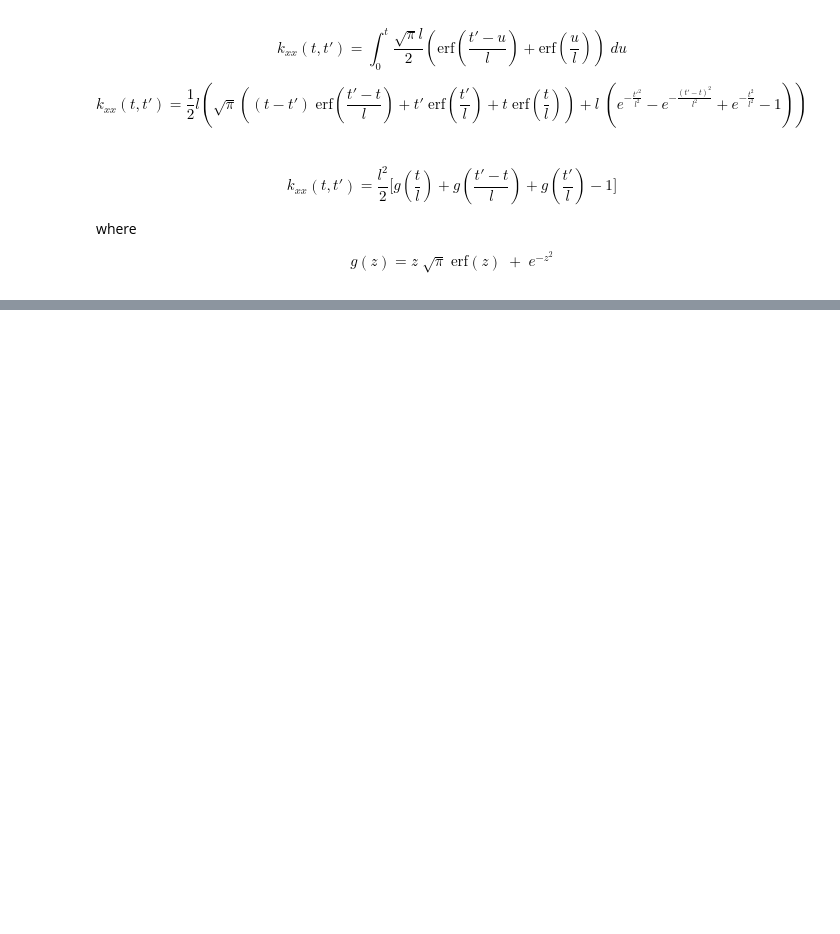
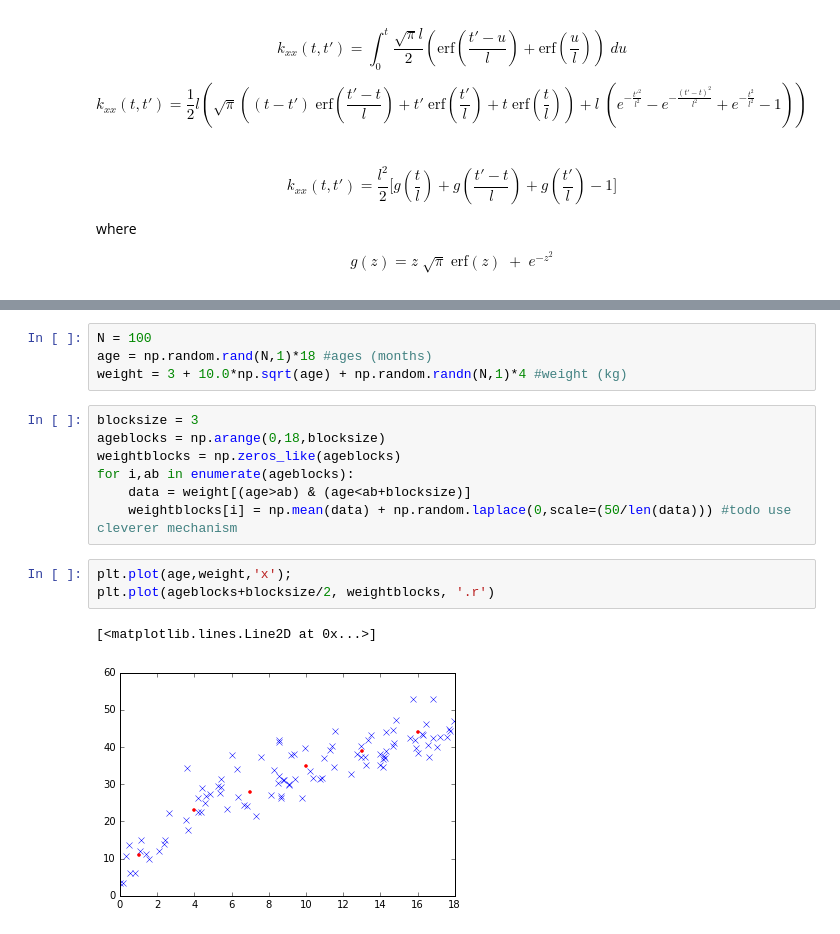
Before and after one commit to scikic/usercentricdatamodel, a Jupyter notebook: Derivation of integral.ipynb, the cells around one changed output, grey strips where cells are left out. Cells and saved outputs as stored; diff of their text form; blank space fills up the shorter version.

```diff
--- a/Derivation of integral.ipynb
+++ b/Derivation of integral.ipynb
@@ -59,0 +223,17 @@ $$g(z) = z\;\sqrt{\pi}\;\text{erf}(z)\;+\;e^{-z^2}$$
+# %%
+N = 100
+age = np.random.rand(N,1)*18 #ages (months)
+weight = 3 + 10.0*np.sqrt(age) + np.random.randn(N,1)*4 #weight (kg)
+# %%
+blocksize = 3
+ageblocks = np.arange(0,18,blocksize)
+weightblocks = np.zeros_like(ageblocks)
+for i,ab in enumerate(ageblocks):
+    data = weight[(age>ab) & (age<ab+blocksize)]
+    weightblocks[i] = np.mean(data) + np.random.laplace(0,scale=(50/len(data))) #todo use cleverer mechanism
+# %%
+plt.plot(age,weight,'x');
+plt.plot(ageblocks+blocksize/2, weightblocks, '.r')
+# %% [output]
+[<matplotlib.lines.Line2D at 0x...>]
+[figure, added]
```
Also changed, not shown: parts of 12 cells of this notebook.
